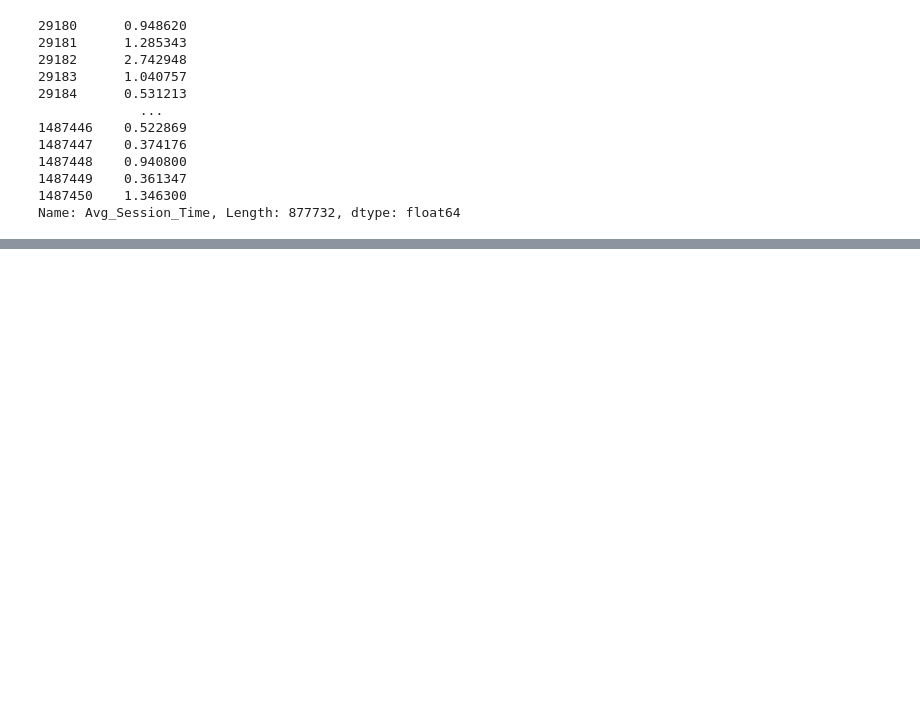
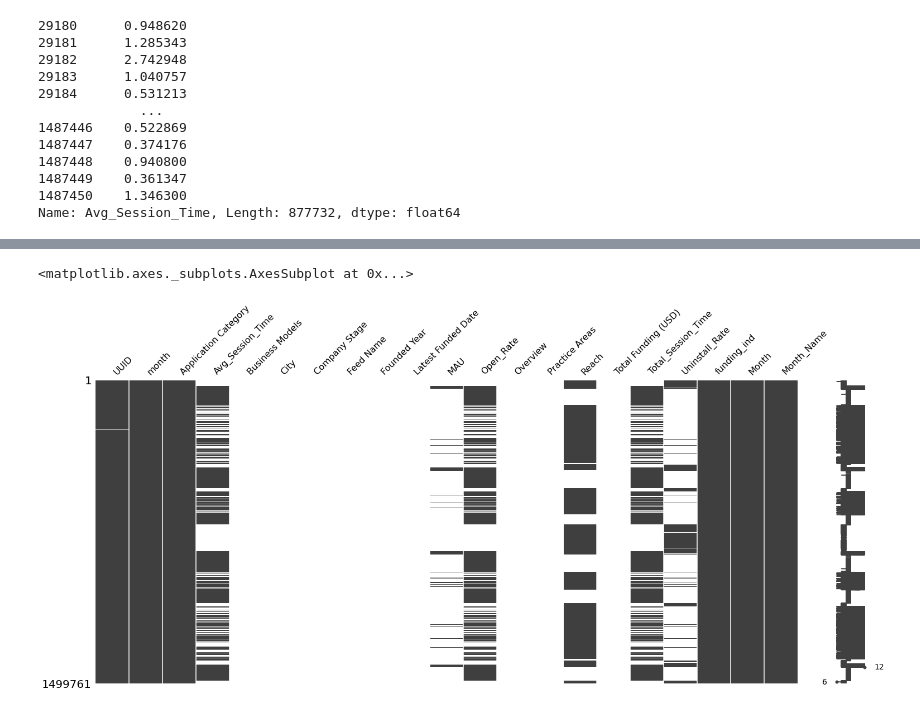
Before and after one commit to rohan-dot/Startups-Funding, a Jupyter notebook: Rohan_Datta_Purkayastha_Team_4_Startup_Funding_Prediction_Capstone_Project.ipynb, the cells around one changed output, grey strips where cells are left out. Saved outputs shown, nothing was run; the diff lists cells and outputs as text; code cells hidden in the pictures; blank space fills up the shorter version.

```diff
--- a/Rohan_Datta_Purkayastha_Team_4_Startup_Funding_Prediction_Capstone_Project.ipynb
+++ b/Rohan_Datta_Purkayastha_Team_4_Startup_Funding_Prediction_Capstone_Project.ipynb
@@ -252,0 +243,3 @@ sns.kdeplot(df['Avg_Session_Time'].dropna())
+# %%
+funded_df = df[df['funding_ind']==1]
+not_funded_df = df[df['funding_ind']==0]
@@ -252,0 +249,6 @@ sns.kdeplot(df['Avg_Session_Time'].dropna())
+# %%
+import missingno as msno
+msno.matrix(not_funded_df)
+# %% [output]
+<matplotlib.axes._subplots.AxesSubplot at 0x...>
+[figure, added]
```
Also changed, not shown: parts of 34 cells of this notebook.
